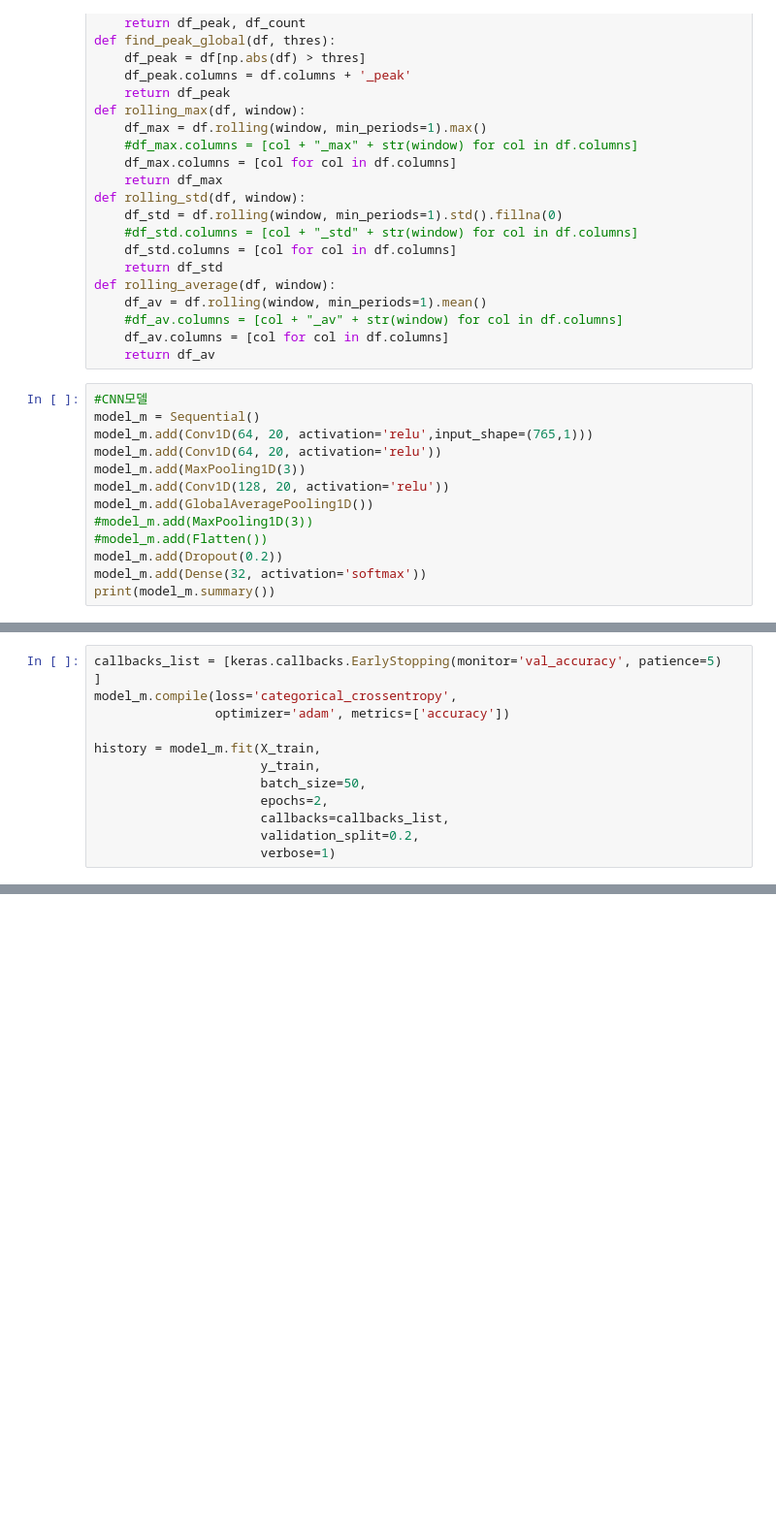
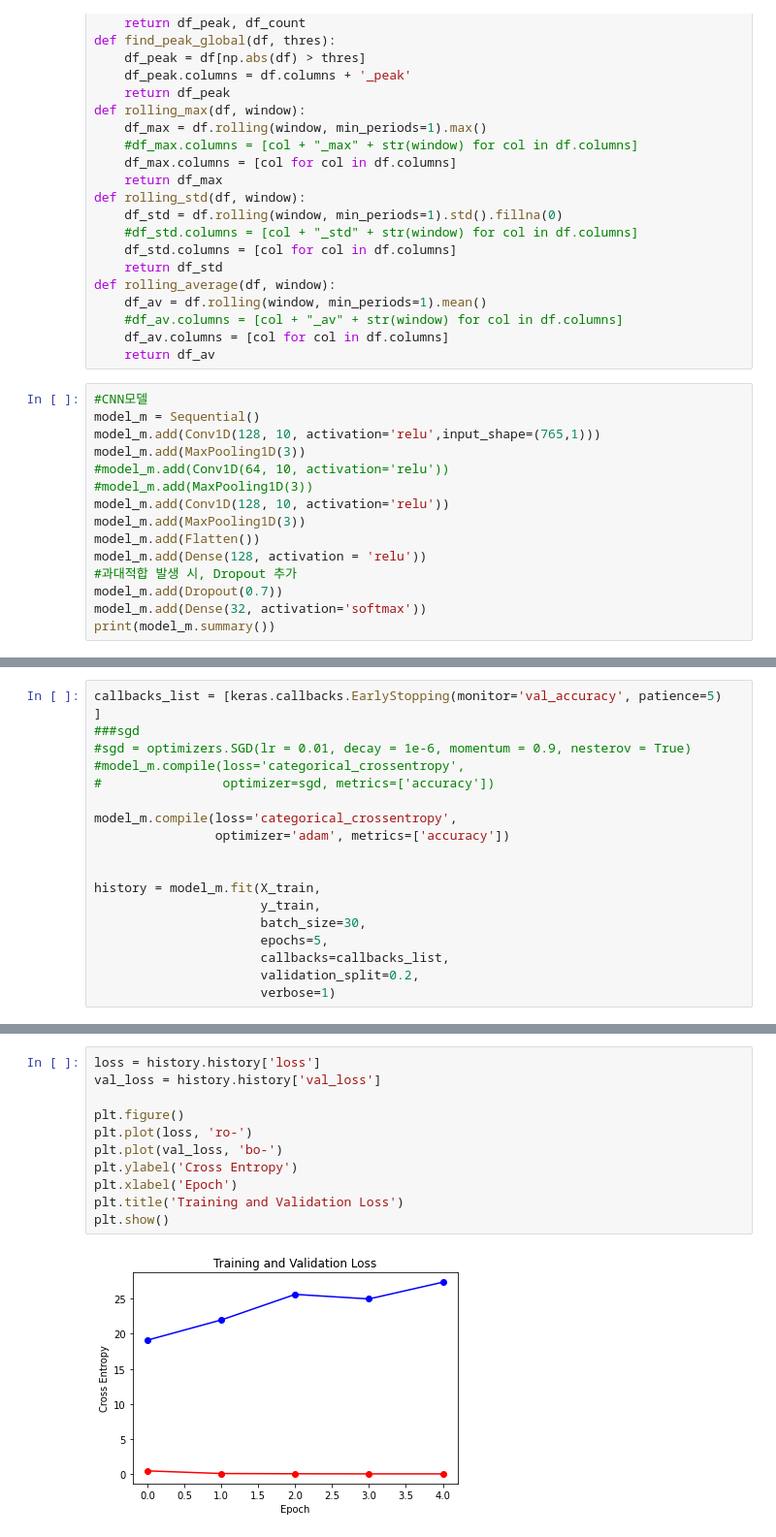
Before and after one commit to kyungmanyu/deeplearing, a Jupyter notebook: CNN_SAI.ipynb, the cells around one changed output, grey strips where cells are left out. Shown at 97% size. Saved outputs shown, nothing was run; the diff lists cells and outputs as text; blank space fills up the shorter version.

```diff
--- a/CNN_SAI.ipynb
+++ b/CNN_SAI.ipynb
@@ -215,14 +225,16 @@ def rolling_average(df, window):
 # %%
 #CNN모델
 model_m = Sequential()
-model_m.add(Conv1D(64, 20, activation='relu',input_shape=(765,1)))
-model_m.add(Conv1D(64, 20, activation='relu'))
+model_m.add(Conv1D(128, 10, activation='relu',input_shape=(765,1)))
 model_m.add(MaxPooling1D(3))
-model_m.add(Conv1D(128, 20, activation='relu'))
-model_m.add(GlobalAveragePooling1D())
+#model_m.add(Conv1D(64, 10, activation='relu'))
 #model_m.add(MaxPooling1D(3))
-#model_m.add(Flatten())
-model_m.add(Dropout(0.2))
+model_m.add(Conv1D(128, 10, activation='relu'))
+model_m.add(MaxPooling1D(3))
+model_m.add(Flatten())
+model_m.add(Dense(128, activation = 'relu'))
+#과대적합 발생 시, Dropout 추가
+model_m.add(Dropout(0.7))
 model_m.add(Dense(32, activation='softmax'))
 print(model_m.summary())
 # %% [output]
@@ -246,13 +258,19 @@ None
 # %%
 callbacks_list = [keras.callbacks.EarlyStopping(monitor='val_accuracy', patience=5)
 ]
+###sgd
+#sgd = optimizers.SGD(lr = 0.01, decay = 1e-6, momentum = 0.9, nesterov = True)
+#model_m.compile(loss='categorical_crossentropy',
+#                optimizer=sgd, metrics=['accuracy'])
+
 model_m.compile(loss='categorical_crossentropy',
                 optimizer='adam', metrics=['accuracy'])
 
+
 history = model_m.fit(X_train,
                       y_train,
-                      batch_size=50,
-                      epochs=2,
+                      batch_size=30,
+                      epochs=5,
                       callbacks=callbacks_list,
                       validation_split=0.2,
                       verbose=1)
@@ -277,0 +350,13 @@ show_results(y_test, y_pred)
+# %%
+loss = history.history['loss']
+val_loss = history.history['val_loss']
+
+plt.figure()
+plt.plot(loss, 'ro-')
+plt.plot(val_loss, 'bo-')
+plt.ylabel('Cross Entropy')
+plt.xlabel('Epoch')
+plt.title('Training and Validation Loss')
+plt.show()
+# %% [output]
+[figure, added]
```
Also changed, not shown: parts of 13 cells of this notebook.
